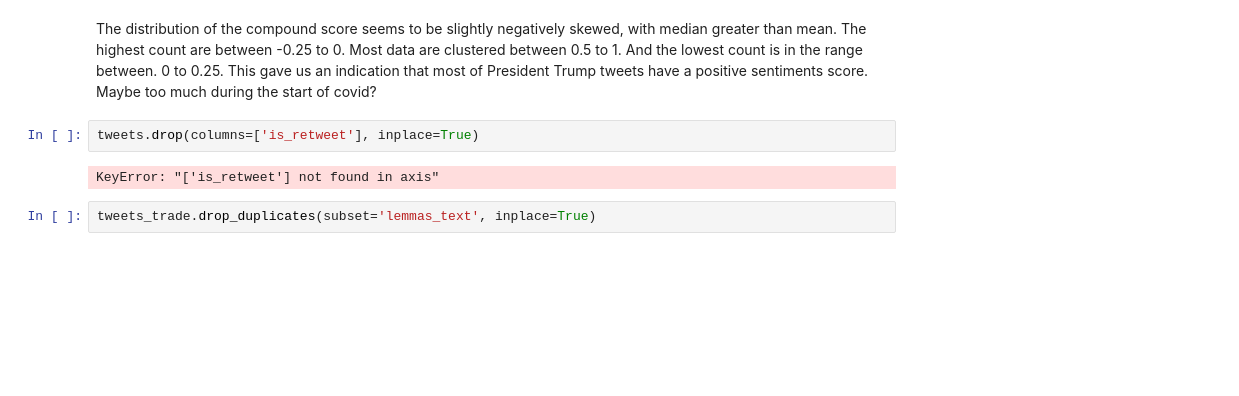
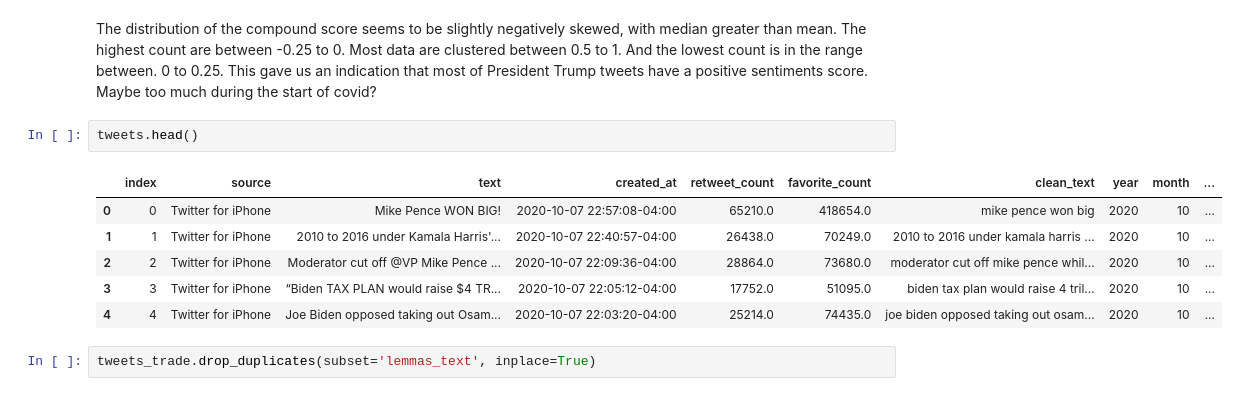
Before and after one commit to jeremytanwm/Trump_tweets_analysis, a Jupyter notebook: trump_tweet_analysis/codes/02_features_engineering.ipynb, the cells around one changed output. Drawn from its saved outputs; the diff is of its cells as text; blank space fills up the shorter version.

```diff
--- a/trump_tweet_analysis/codes/02_features_engineering.ipynb
+++ b/trump_tweet_analysis/codes/02_features_engineering.ipynb
@@ -305,10 +307,15 @@ tweets_trade[['compound_score']].describe().T
 | compound_score | 5169.0 | 0.186195 | 0.576857 | -0.9825 | -0.3004 | 0.3182 | 0.7003 | 0.9834 |
 # %% [markdown]
 The distribution of the compound score seems to be slightly negatively skewed, with median greater than mean. The highest count are between -0.25 to 0. Most data are clustered between 0.5 to 1. And the lowest count is in the range between. 0 to 0.25. This gave us an indication that most of President Trump tweets have a positive sentiments score. Maybe too much during the start of covid?
-# %%
-tweets.drop(columns=['is_retweet'], inplace=True)
-# %% [output]
-KeyError: "['is_retweet'] not found in axis"
+# %%
+tweets.head()
+# %% [output]
+|  | index | source | text | created_at | retweet_count | favorite_count | clean_text | year | month | ... |
+| 0 | 0 | Twitter for iPhone | Mike Pence WON BIG! | 2020-10-07 22:57:08-04:00 | 65210.0 | 418654.0 | mike pence won big | 2020 | 10 | ... |
+| 1 | 1 | Twitter for iPhone | 2010 to 2016 under Kamala Harris'... | 2020-10-07 22:40:57-04:00 | 26438.0 | 70249.0 | 2010 to 2016 under kamala harris ... | 2020 | 10 | ... |
+| 2 | 2 | Twitter for iPhone | Moderator cut off @VP Mike Pence ... | 2020-10-07 22:09:36-04:00 | 28864.0 | 73680.0 | moderator cut off mike pence whil... | 2020 | 10 | ... |
+| 3 | 3 | Twitter for iPhone | “Biden TAX PLAN would raise $4 TR... | 2020-10-07 22:05:12-04:00 | 17752.0 | 51095.0 | biden tax plan would raise 4 tril... | 2020 | 10 | ... |
+| 4 | 4 | Twitter for iPhone | Joe Biden opposed taking out Osam... | 2020-10-07 22:03:20-04:00 | 25214.0 | 74435.0 | joe biden opposed taking out osam... | 2020 | 10 | ... |
 # %%
 tweets_trade.drop_duplicates(subset='lemmas_text', inplace=True)
 # %%
```
Also changed, not shown: parts of 3 cells of this notebook, 1 other file.
